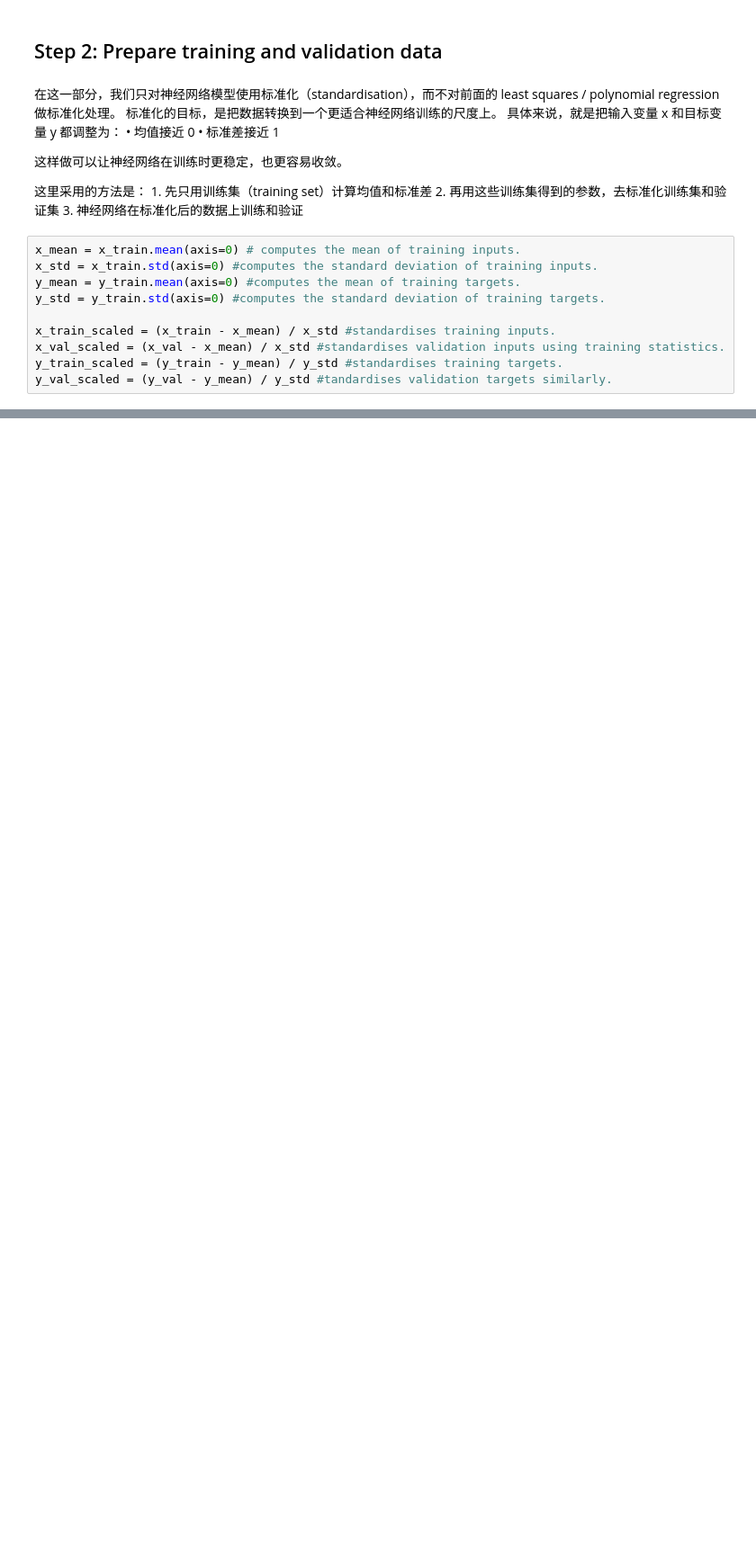
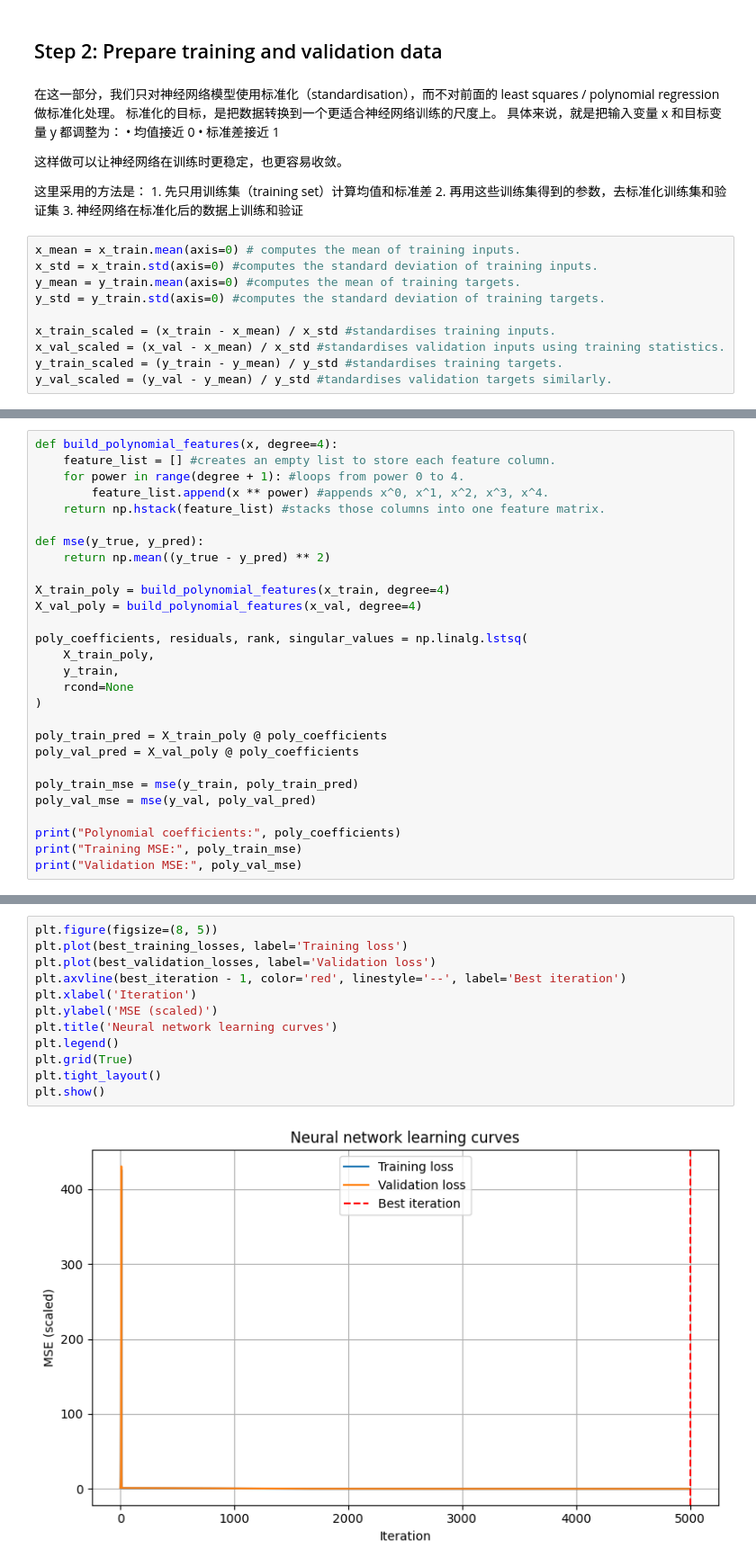
Before and after one commit to zvrv6256-uol/2603-individual-project, a Jupyter notebook: draft code.ipynb, the cells around one changed output, grey strips where cells are left out. Shown at 90% size. Saved outputs shown, nothing was run; the diff lists cells and outputs as text; blank space fills up the shorter version.

```diff
--- a/draft code.ipynb
+++ b/draft code.ipynb
@@ -115,0 +128,28 @@ y_val_scaled = (y_val - y_mean) / y_std #tandardises validation targets similarl
+# %%
+def build_polynomial_features(x, degree=4):
+    feature_list = [] #creates an empty list to store each feature column.
+    for power in range(degree + 1): #loops from power 0 to 4.
+        feature_list.append(x ** power) #appends x^0, x^1, x^2, x^3, x^4.
+    return np.hstack(feature_list) #stacks those columns into one feature matrix.
+
+def mse(y_true, y_pred):
+    return np.mean((y_true - y_pred) ** 2)
+
+X_train_poly = build_polynomial_features(x_train, degree=4)
+X_val_poly = build_polynomial_features(x_val, degree=4)
+
+poly_coefficients, residuals, rank, singular_values = np.linalg.lstsq(
+    X_train_poly,
+    y_train,
+    rcond=None
+)
+
+poly_train_pred = X_train_poly @ poly_coefficients
+poly_val_pred = X_val_poly @ poly_coefficients
+
+poly_train_mse = mse(y_train, poly_train_pred)
+poly_val_mse = mse(y_val, poly_val_pred)
+
+print("Polynomial coefficients:", poly_coefficients)
+print("Training MSE:", poly_train_mse)
+print("Validation MSE:", poly_val_mse)
@@ -115,0 +291,14 @@ y_val_scaled = (y_val - y_mean) / y_std #tandardises validation targets similarl
+# %%
+plt.figure(figsize=(8, 5))
+plt.plot(best_training_losses, label='Training loss')
+plt.plot(best_validation_losses, label='Validation loss')
+plt.axvline(best_iteration - 1, color='red', linestyle='--', label='Best iteration')
+plt.xlabel('Iteration')
+plt.ylabel('MSE (scaled)')
+plt.title('Neural network learning curves')
+plt.legend()
+plt.grid(True)
+plt.tight_layout()
+plt.show()
+# %% [output]
+[figure, added]
```
Also changed, not shown: parts of 13 cells of this notebook.
